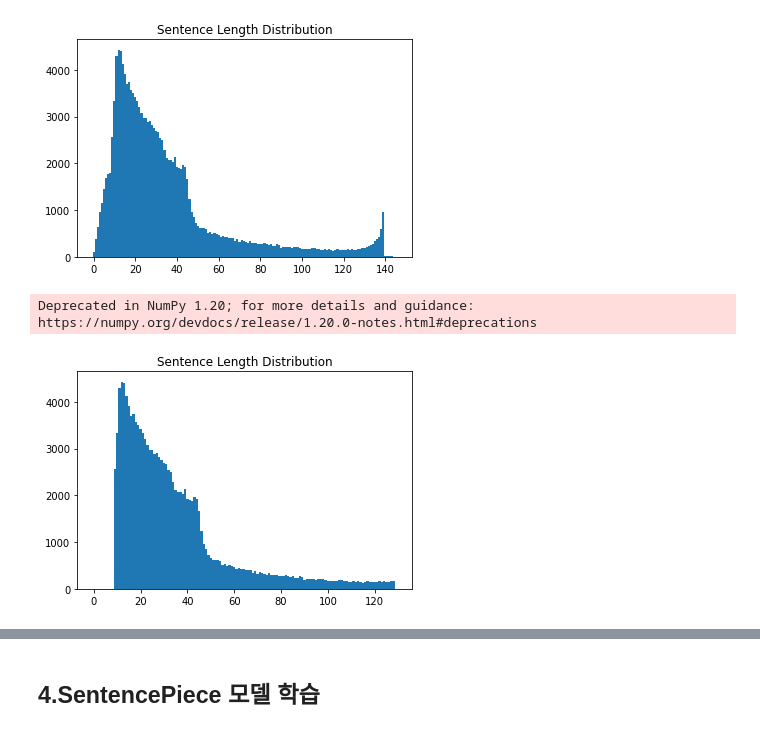
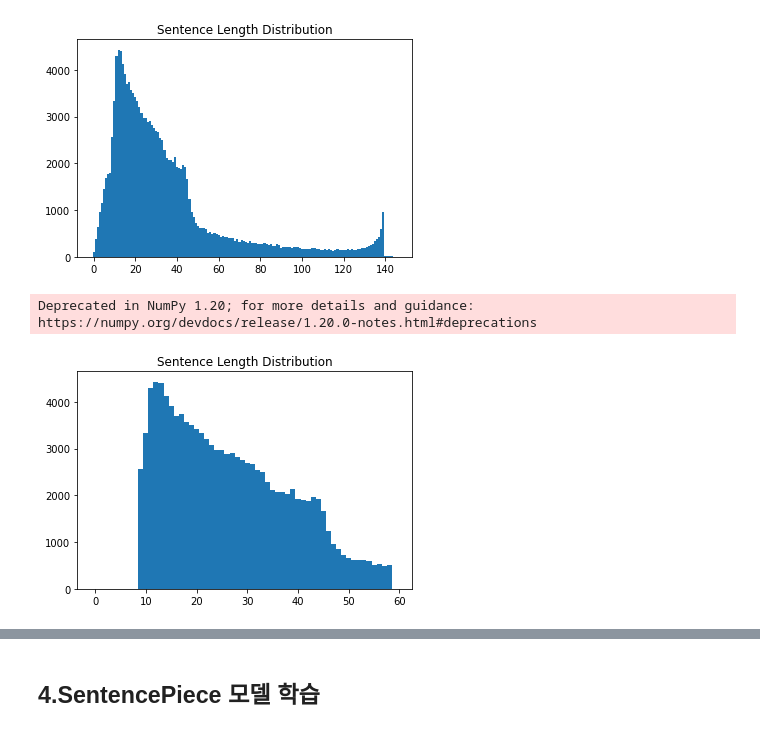
Before and after one commit to jx-dohwan/Aiffel_NLP_Project, a Jupyter notebook: [NLP_02]Using_SentencePiece.ipynb, the cells around one changed output, grey strips where cells are left out. Drawn from its saved outputs; the diff is of its cells as text; code cells hidden in the pictures.

```diff
--- a/[NLP_02]Using_SentencePiece.ipynb
+++ b/[NLP_02]Using_SentencePiece.ipynb
@@ -225,24 +216,24 @@ Data Size: 146183
 Deprecated in NumPy 1.20; for more details and guidance: https://numpy.org/devdocs/release/1.20.0-notes.html#deprecations
 [figure]
 # %%
-max_len = 130
+max_len = 60
 min_len = 10
 
 # 길이 조건에 맞는 문장만 선택합니다.
 filtered_corpus = [s for s in cleaned_corpus if (len(s) < max_len) & (len(s) >= min_len)]
 
 # 분포도를 다시 그려봅니다.
 sentence_length = np.zeros((max_len), dtype=np.int)
 
 for sen in filtered_corpus:
     sentence_length[len(sen)-1] += 1
 
 plt.bar(range(max_len), sentence_length, width=1.0)
 plt.title("Sentence Length Distribution")
 plt.show()
 # %% [output]
 Deprecated in NumPy 1.20; for more details and guidance: https://numpy.org/devdocs/release/1.20.0-notes.html#deprecations
-[figure, old version]
+[figure, new version]
 # %%
 temp_file = '/content/drive/MyDrive/인공지능/아이펠/GoingDeeper/제출용/data/sp_tokenizer/data/ratings_train.txt.temp'
 
```
Also changed, not shown: parts of 32 cells of this notebook.
